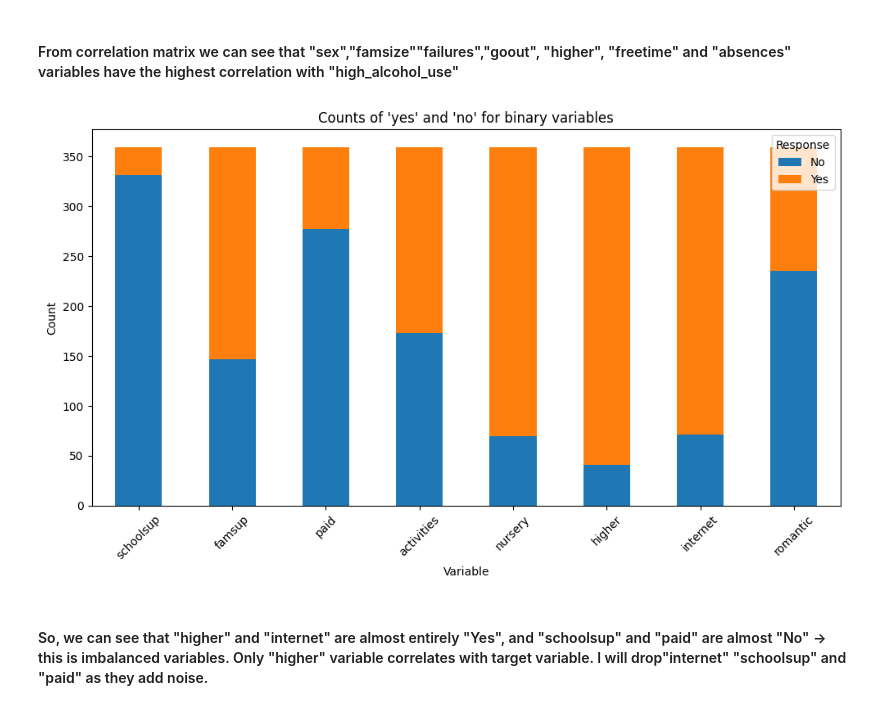
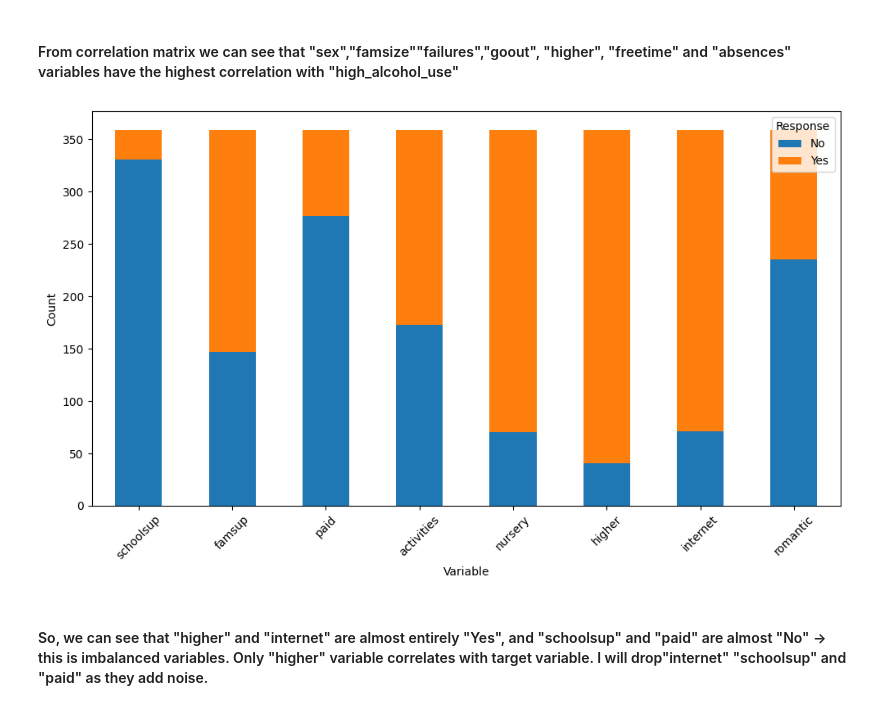
Before and after one commit to RovSveta/Introduction_to-_Machine_Learning_Methods-, a Jupyter notebook: Exercise_project_4/random_forest_student.ipynb, the cells around one changed output. Saved outputs shown, nothing was run; the diff lists cells and outputs as text; code cells hidden in the pictures.

```diff
--- a/Exercise_project_4/random_forest_student.ipynb
+++ b/Exercise_project_4/random_forest_student.ipynb
@@ -315,24 +315,23 @@ sns.heatmap(correlations, annot=True, fmt='.2f')
 # %%
 # List of binary columns
 binary_cols = ['schoolsup', 'famsup', 'paid', 'activities', 'nursery', 'higher', 'internet', 'romantic']
 
 # Create a DataFrame of value counts
 binary_counts = pd.DataFrame({col: df[col].value_counts() for col in binary_cols}).T
 
 # Rename columns to handle missing values if any variable has only one category
 binary_counts = binary_counts.rename(columns={True: 'Yes', False: 'No'}).fillna(0)
 
 # Plot
 binary_counts.plot(kind='bar', stacked=True, figsize=(10, 6))
-plt.title("Counts of 'yes' and 'no' for binary variables")
 plt.ylabel("Count")
 plt.xlabel("Variable")
 plt.xticks(rotation=45)
 plt.legend(title='Response')
 plt.tight_layout()
 plt.show()
 # %% [output]
-[figure, old version]
+[figure, new version]
 # %% [markdown]
 #### So, we can see that "higher" and "internet" are almost entirely "Yes", and "schoolsup" and "paid" are almost "No" -> this is imbalanced variables. Only "higher" variable correlates with target variable. I will drop"internet" "schoolsup" and "paid" as they add noise.
 # %%
```
Also changed, not shown: parts of 14 cells of this notebook.
